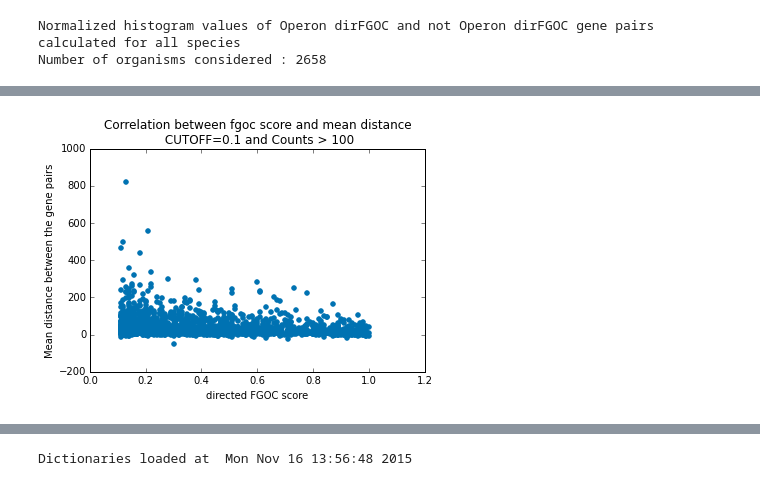
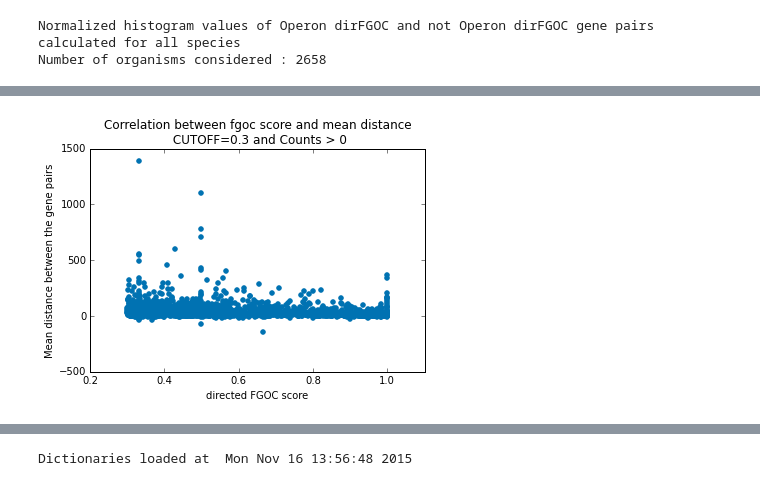
Before and after one commit to jagannath/operons, a Jupyter notebook: operonStats.ipynb, the cells around one changed output, grey strips where cells are left out. Cells and saved outputs as stored; diff of their text form; code cells hidden in the pictures.

```diff
--- a/operonStats.ipynb
+++ b/operonStats.ipynb
@@ -38,4 +147,5 @@ Dictionaries loaded at  Sat Nov  7 13:56:52 2015
 # %%
+# Using microbesonline as the source of E.coli operon
 operondbDir = '/home/jaggu/research/downloads/operons_databases/microbesOnline'
 sourceDir = '/home/jaggu/research/allGenomePttFiles'
 
@@ -93,7 +203,7 @@ def getFgocInfo(lTag1,lTag2):
             cogPair = (cogB,cogA)
         else:
             cogPair = (cogA,cogB)
-        fgocInfo = cogPair_fgocInfo_dict[cogPair]
+        fgocInfo = cogPair_fgocInfo_dict_sp[cogPair]
         #try: fgocInfo = cogPair_fgocInfo_dict[cogPair]
         #except KeyError: fgocInfo = cogPair_fgocInfo_dict[(cogB,cogA)] #Opposite strand
     return fgocInfo
@@ -108,6 +218,7 @@ for line in lines[1:]:
         else:
             bwOp_dict[(lTag1,lTag2)]=[dirFgoc,fgoc]
 
+print "Operonic gene pairs from microbesOnline"
 print "Within and Between operon Dictionaries created for Org : %s"%(org)
 print "Number of within operon gene pairs (mapped to COG)  : %d"%(len(wOp_dict))
 print "Number of between operon gene pairs (mapped to COG) : %d"%(len(bwOp_dict))
@@ -117,7 +228,7 @@ Number of within operon gene pairs (mapped to COG)  : 1422
 Number of between operon gene pairs (mapped to COG) : 753
 # %%
 print "Analysing operons for %s organism ..."%(org)
-imgDir = '/home/jaggu/research/projectFiles/figures'
+imgDir = '/home/jaggu/research/projectFiles/operons/newFigures/operonMembership/regulonDB'
 
 % matplotlib inline
 import numpy as np
@@ -318,7 +441,8 @@ The hypothesis is that there is no real correlation between genomic distance and
 import time
 # Loading relevant dictionaries
 cogPair_bpdist = loadPkl('cogPair_bpdist.dict.pkl')
-cogPair_fgocInfo_dict = loadPkl('cogPair_fgocInfo.dict.pkl')
+cogPair_fgocInfo_dict_org = loadPkl('cogPair_fgocInfo.dict.pkl')
+cogPair_fgocInfo_dict_sp = loadPkl('cogPair_fgocInfo.spp.dict.pkl') #The cog is not 'nan' but '-'
 cog_func_dict = loadPkl('cogFunc.dict.pkl')
 print "Dictionaries loaded",time.ctime()
 # %% [output]
@@ -326,9 +450,11 @@ Dictionaries loaded Mon Nov 16 14:01:30 2015
 # %%
 # Plotting correlation with dfgoc and mean genetic distance
 import numpy as np
+import sys
 
 dist_dfgoc_list = list()
-cutoff = 0.1
+cutoff = 0.3
+countCutoff = 0
 
 def printMeanDistPairs(meanDist,cogA,cogB,count,dfgoc,aNbr,bNbr,cog_func_dict):
     print "Interesting cutoff mean distance COG pairs"
@@ -340,9 +466,10 @@ def printMeanDistPairs(meanDist,cogA,cogB,count,dfgoc,aNbr,bNbr,cog_func_dict):
 for cogPair, distList in cogPair_bpdist.items():
     meanDist = np.mean(distList)
     stdevDist = np.std(distList)
-    cogA, cogB, count, dfgoc, fgoc, aNbr, bNbr = cogPair_fgocInfo_dict[cogPair]
-    if not (cogA.startswith('nan') or cogB.startswith('nan')):
-        if float(dfgoc)>cutoff and int(count)>100:
+    cogA, cogB, count, dfgoc, fgoc, aNbr, bNbr = cogPair_fgocInfo_dict_sp[cogPair]
+    if not (cogA.startswith('-') or cogB.startswith('-')):
+        if float(dfgoc)>cutoff and int(count)>countCutoff:
+        #if float(dfgoc)>cutoff:
             dist_dfgoc_list.append((cogA,cogB,meanDist,stdevDist,dfgoc,fgoc,count))
             #if meanDist > 300: #Seems to be cutoff used in other papers for operon prediction
                 #print MeanDistPairs(meanDist,cogA,cogB,count,dfgoc,aNbr,bNbr,cog_func_dict)
@@ -355,9 +482,10 @@ List made Mon Nov 16 14:12:01 2015
 # %%
-imgDir = '/home/jaggu/research/projectFiles/operons/figures'
+imgDir = '/home/jaggu/research/projectFiles/operons/newFigures'
 
 % matplotlib inline
 import numpy as np
 import matplotlib.pyplot as plt
+import scipy.stats
 
 # dist_dfgoc_list : (cogA,cogB,meanDist,stdevDist,dfgoc,fgoc,count)
 
@@ -375,12 +503,15 @@ plt.scatter(xList,yList,color='#0072B2')
 #plt.colorbar(sc)
 plt.xlabel('directed FGOC score')
 plt.ylabel('Mean distance between the gene pairs')
-plt.title('Correlation between fgoc score and mean distance \n CUTOFF='+str(cutoff)+' and Counts > 100 ')
+plt.title('Correlation between fgoc score and mean distance \n CUTOFF='+str(cutoff)+' and Counts > '+str(countCutoff))
 
 # Saving figure
-fname = 'dfgoc_meanInterdist_cutoffCounts01.scatter.svg'
+fname = 'dfgoc_meanInterdist_cutoff'+str(cutoff)+'Count'+str(countCutoff)+'.scatter.svg'
 f = os.path.join(imgDir,fname)
 plt.savefig(f,dpi=300)
 
 print "Plot done at ",time.ctime()
+
+rho,pval = scipy.stats.spearmanr(meansVals,dfgocVals)
+print "Spearman Correlation between Mean of mean intergenic distance and dfgoc: ",round(rho,2),pval
 # %% [output]
@@ -388,4 +520,4 @@ Plot done at  Mon Nov 16 14:23:24 2015
-[figure, old version]
+[figure, new version]
 # %%
 # Replotting this but as bar charts or box plots; Binning the dfgoc or distance scores
 import collections
```
Also changed, not shown: parts of 18 cells of this notebook, 3 other files.
